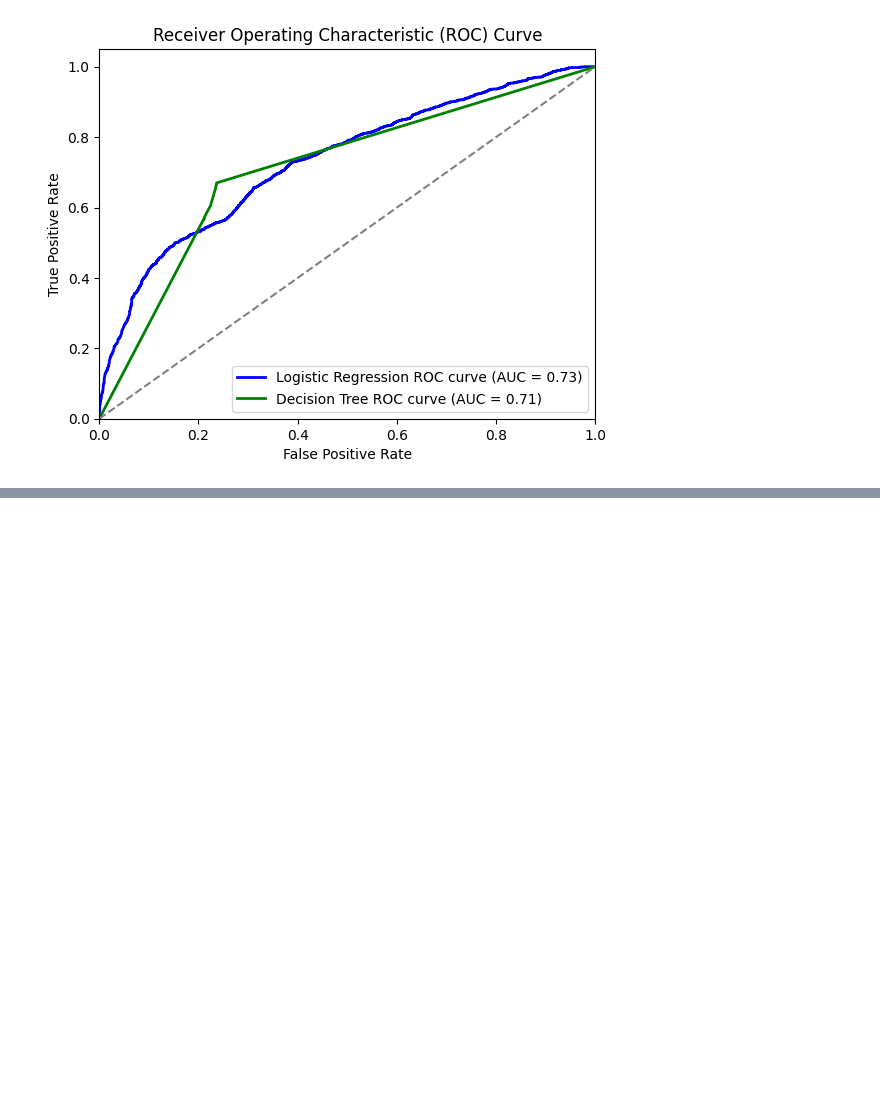
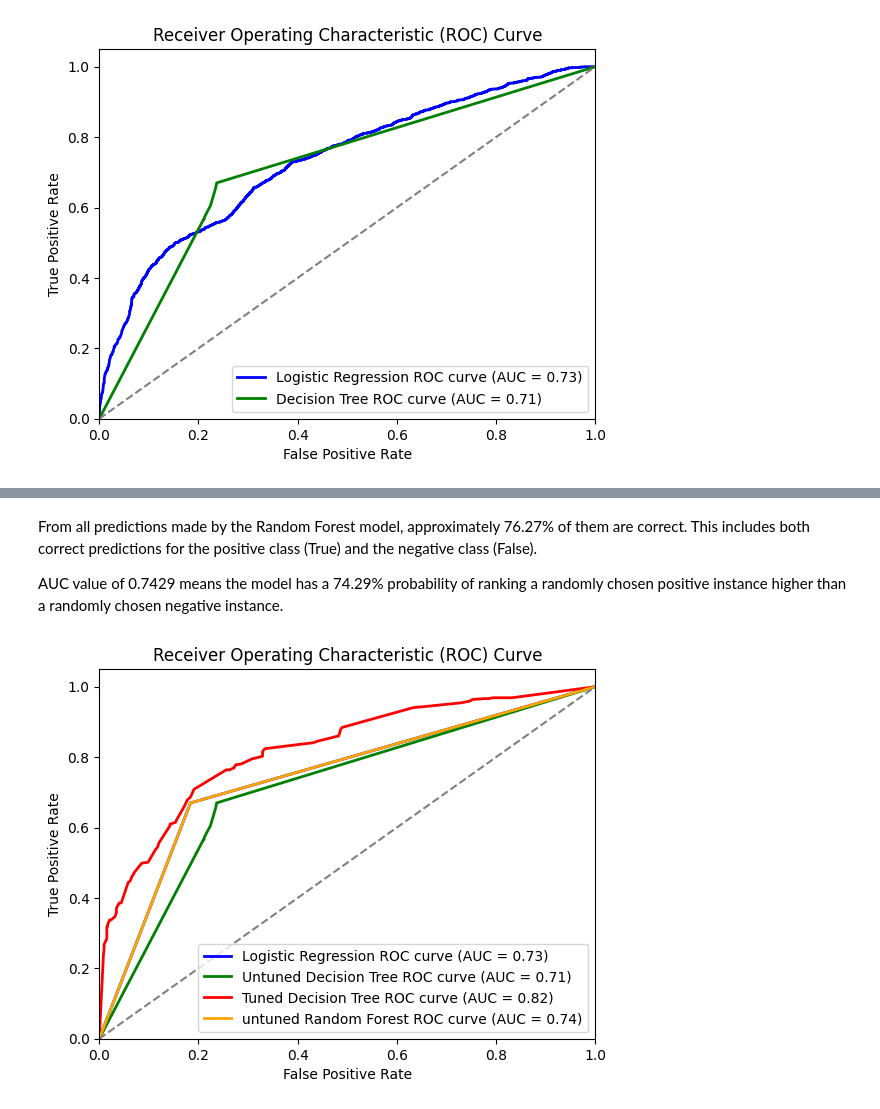
Before and after one commit to mikabenson/Space_ship-project, a Jupyter notebook: space_data.ipynb, the cells around one changed output, grey strips where cells are left out. Cells and saved outputs as stored; diff of their text form; code cells hidden in the pictures; blank space fills up the shorter version.

```diff
--- a/space_data.ipynb
+++ b/space_data.ipynb
@@ -750,0 +840,22 @@ plt.show()
+# %%
+# Step 4: Evaluate the model
+y_pred_rf = random_forest.predict(X_test_rf)
+
+
+# Compute FPR, TPR, and thresholds
+fpr_rf, tpr_rf, thresholds = roc_curve(y_test_rf, y_pred_rf)
+
+# Compute AUC
+roc_auc_score_rf = roc_auc_score(y_test_rf, y_pred_rf)
+
+print("AUC Score:", roc_auc_score_rf)
+
+# Evaluate the model
+accuracy = accuracy_score(y_test_rf, y_pred_rf)
+print("Accuracy of the Random Forest model:", accuracy)
+
+print("Classification Report:")
+print(classification_report(y_test_rf, y_pred_rf))
+
+print("Confusion Matrix:")
+print(confusion_matrix(y_test_rf, y_pred_rf))
@@ -750,0 +878,23 @@ plt.show()
+# %% [markdown]
+From all predictions made by the Random Forest model, approximately 76.27% of them are correct. This includes both correct predictions for the positive class (True) and the negative class (False).
+
+AUC value of 0.7429 means the model has a 74.29% probability of ranking a randomly chosen positive instance higher than a randomly chosen negative instance.
+# %%
+# Plot ROC curves
+plt.figure()
+plt.plot(fpr, tpr, color='blue', lw=2, label=f'Logistic Regression ROC curve (AUC = {roc_auc:.2f})')
+plt.plot(fpr_untuned, tpr_untuned, color='green', lw=2, label=f'Untuned Decision Tree ROC curve (AUC = {roc_auc_dt_untuned:.2f})')
+plt.plot(fpr_dt_tuned, tpr_dt_tuned, color='red', lw=2, label=f'Tuned Decision Tree ROC curve (AUC = {roc_auc_dt_tuned:.2f})')
+plt.plot(fpr_rf, tpr_rf, color='orange', lw=2, label=f'untuned Random Forest ROC curve (AUC = {roc_auc_score_rf:.2f})')
+plt.plot([0, 1], [0, 1], color='gray', linestyle='--')  # Random classifier diagonal
+
+# Plot settings
+plt.xlim([0.0, 1.0])
+plt.ylim([0.0, 1.05])
+plt.xlabel('False Positive Rate')
+plt.ylabel('True Positive Rate')
+plt.title('Receiver Operating Characteristic (ROC) Curve')
+plt.legend(loc='lower right')
+plt.show()
+# %% [output]
+[figure, added]
```
Also changed, not shown: parts of 22 cells of this notebook, 6 other files.
